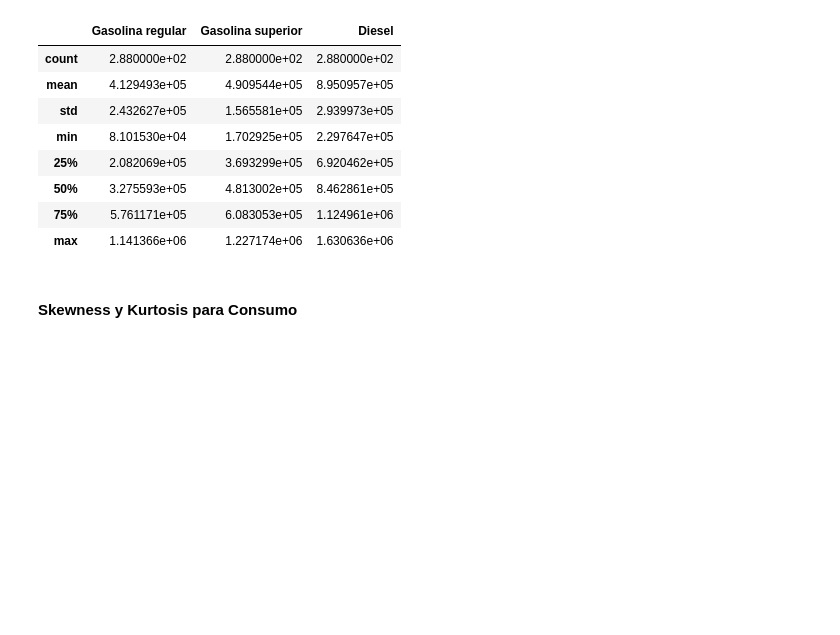
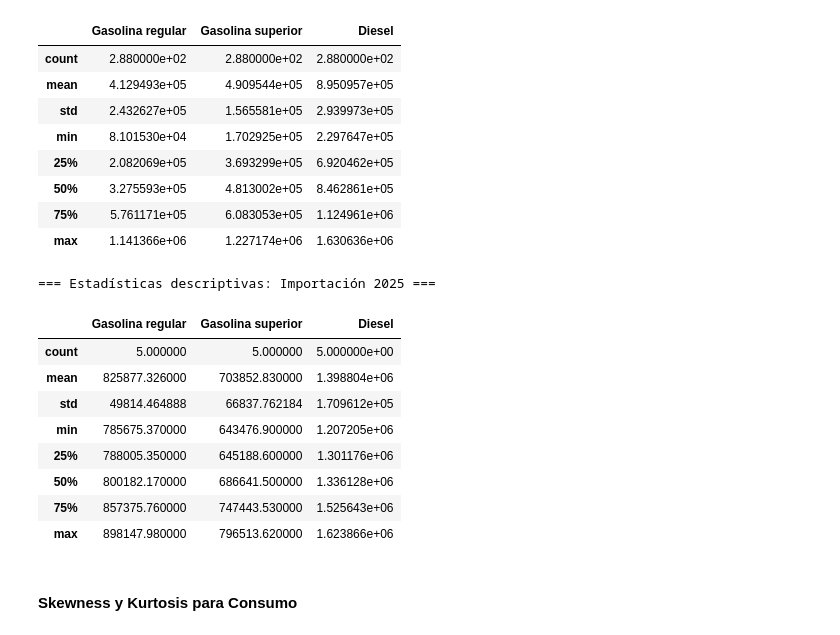
Before and after one commit to XavierLopez25/Lab01-DS, a Jupyter notebook: Lab01-Limpieza.ipynb, the cells around one changed output. Drawn from its saved outputs; the diff is of its cells as text; code cells hidden in the pictures; blank space fills up the shorter version.

Commit message:
feat: added IMPORTACIONES 2025 data

```diff
--- a/Lab01-Limpieza.ipynb
+++ b/Lab01-Limpieza.ipynb
@@ -51,9 +104,12 @@ print("CONSUMO:")
 print(df_consumo.head())
 print("\nIMPORTACIÓN:")
 print(df_importacion.head())
+print("\nIMPORTACIÓN 2025:")
+print(df_importacion_2025.head())
 
 df_consumo = df_consumo.iloc[:-3]
 df_importacion = df_importacion.iloc[:-3]
+df_importacion_2025 = df_importacion_2025.iloc[:-3]
 # %% [output]
 CONSUMO:
                  Fecha  Gasolina regular  Gasolina superior     Diesel
@@ -75,6 +133,7 @@ IMPORTACIÓN:
 # %%
 df_consumo.set_index('Fecha', inplace=True)
 df_importacion.set_index('Fecha', inplace=True)
+df_importacion_2025.set_index('Fecha', inplace=True)
 # %% [markdown]
 #### Obtener estadísticas descriptivas (Consumo)
 # %%
@@ -107,6 +166,20 @@ df_importacion.describe()
 | 50% | 3.275593e+05 | 4.813002e+05 | 8.462861e+05 |
 | 75% | 5.761171e+05 | 6.083053e+05 | 1.124961e+06 |
 | max | 1.141366e+06 | 1.227174e+06 | 1.630636e+06 |
+# %%
+print("\n=== Estadísticas descriptivas: Importación 2025 ===")
+df_importacion_2025.describe()
+# %% [output]
+=== Estadísticas descriptivas: Importación 2025 ===
+|  | Gasolina regular | Gasolina superior | Diesel |
+| count | 5.000000 | 5.000000 | 5.000000e+00 |
+| mean | 825877.326000 | 703852.830000 | 1.398804e+06 |
+| std | 49814.464888 | 66837.762184 | 1.709612e+05 |
+| min | 785675.370000 | 643476.900000 | 1.207205e+06 |
+| 25% | 788005.350000 | 645188.600000 | 1.301176e+06 |
+| 50% | 800182.170000 | 686641.500000 | 1.336128e+06 |
+| 75% | 857375.760000 | 747443.530000 | 1.525643e+06 |
+| max | 898147.980000 | 796513.620000 | 1.623866e+06 |
 # %% [markdown]
 #### Skewness y Kurtosis para Consumo
 # %%
```
Also changed, not shown: parts of 7 cells of this notebook, 1 other file.
